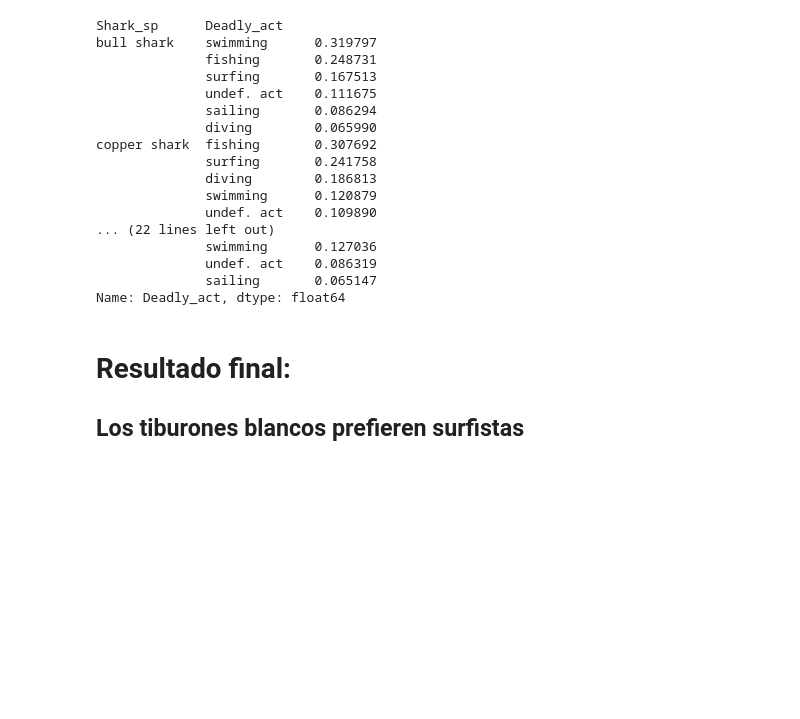
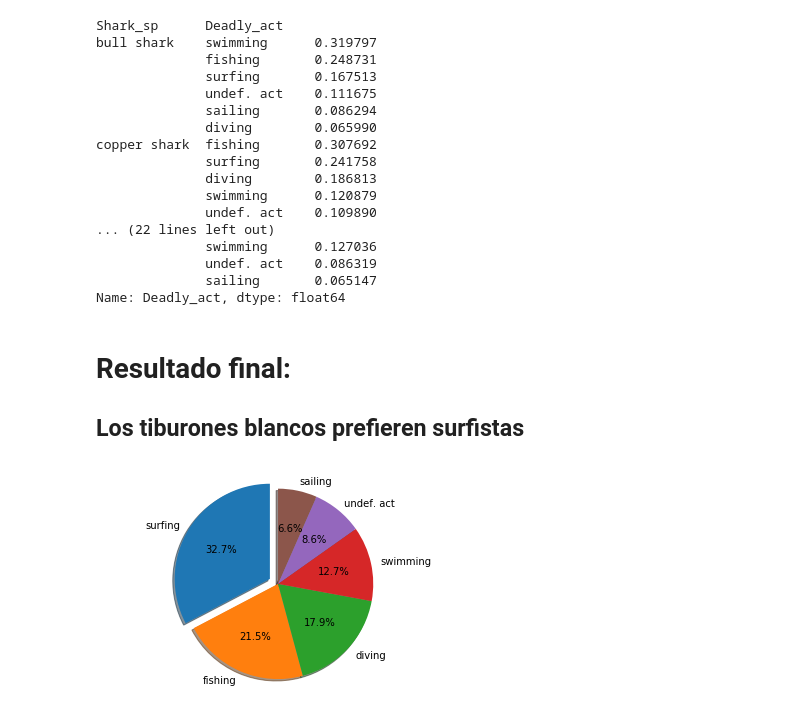
Before and after one commit to Ovion/Shark_proyect, a Jupyter notebook: Shark-cleaning.ipynb, the cells around one changed output. Saved outputs shown, nothing was run; the diff lists cells and outputs as text; code cells hidden in the pictures; blank space fills up the shorter version.

Commit message:
Añadido pie chart

```diff
--- a/Shark-cleaning.ipynb
+++ b/Shark-cleaning.ipynb
@@ -333,0 +336,14 @@ Name: Deadly_act, dtype: float64
+# %%
+# Pie chart, where the slices will be ordered and plotted counter-clockwise:
+labels = 'surfing', 'fishing', 'diving', 'swimming', 'undef. act', 'sailing'
+sizes = [32.7, 21.5, 17.9, 12.7, 8.6, 6.6]
+explode = (0.1, 0, 0, 0, 0, 0)
+
+fig1, ax1 = plt.subplots()
+ax1.pie(sizes, explode=explode, labels=labels, autopct='%1.1f%%',
+        shadow=True, startangle=90)
+ax1.axis('equal')  # Equal aspect ratio ensures that pie is drawn as a circle.
+
+plt.show()
+# %% [output]
+[figure, added]
```
Also changed, not shown: parts of 1 cell of this notebook.
